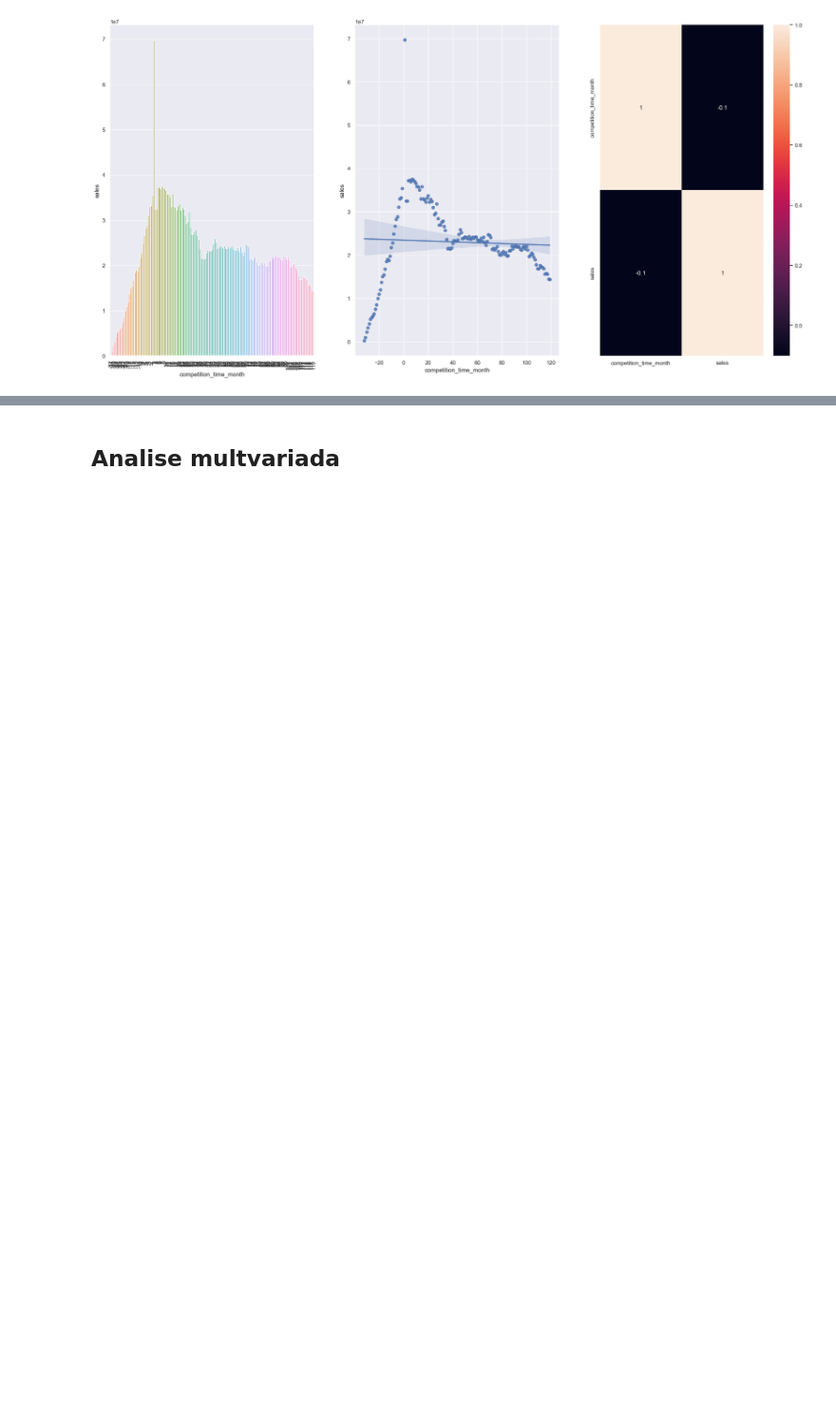
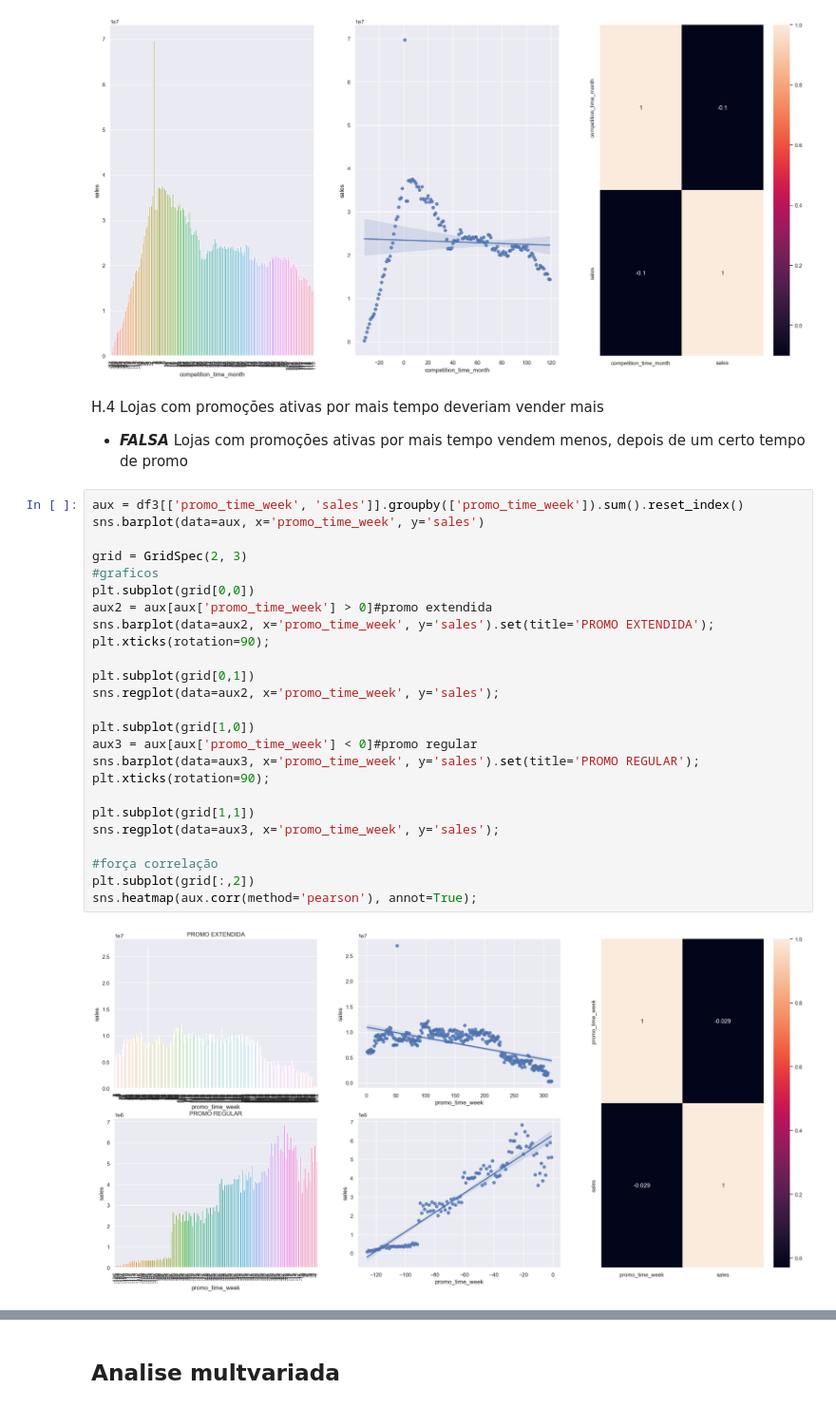
Before and after one commit to juanzimmer/Ds_em_producao, a Jupyter notebook: aula_3_analise_exploratoria.ipynb, the cells around one changed output, grey strips where cells are left out. Shown at 95% size. Saved outputs shown, nothing was run; the diff lists cells and outputs as text; blank space fills up the shorter version.

```diff
--- a/aula_3_analise_exploratoria.ipynb
+++ b/aula_3_analise_exploratoria.ipynb
@@ -592,3 +592,33 @@ plt.subplot(1, 3, 3)
 sns.heatmap(aux.corr(method='pearson'), annot=True);
 # %% [output]
 [figure]
+# %% [markdown]
+H.4 Lojas com promoções ativas por mais tempo deveriam vender mais
+ - ***FALSA*** Lojas com promoções ativas por mais tempo vendem menos, depois de um certo tempo de promo
+# %%
+aux = df3[['promo_time_week', 'sales']].groupby(['promo_time_week']).sum().reset_index()
+sns.barplot(data=aux, x='promo_time_week', y='sales')
+
+grid = GridSpec(2, 3)
+#graficos
+plt.subplot(grid[0,0])
+aux2 = aux[aux['promo_time_week'] > 0]#promo extendida
+sns.barplot(data=aux2, x='promo_time_week', y='sales').set(title='PROMO EXTENDIDA');
+plt.xticks(rotation=90);
+
+plt.subplot(grid[0,1])
+sns.regplot(data=aux2, x='promo_time_week', y='sales');
+
+plt.subplot(grid[1,0])
+aux3 = aux[aux['promo_time_week'] < 0]#promo regular
+sns.barplot(data=aux3, x='promo_time_week', y='sales').set(title='PROMO REGULAR');
+plt.xticks(rotation=90);
+
+plt.subplot(grid[1,1])
+sns.regplot(data=aux3, x='promo_time_week', y='sales');
+
+#força correlação
+plt.subplot(grid[:,2])
+sns.heatmap(aux.corr(method='pearson'), annot=True);
+# %% [output]
+[figure, added]
```
Also changed, not shown: parts of 3 cells of this notebook.
